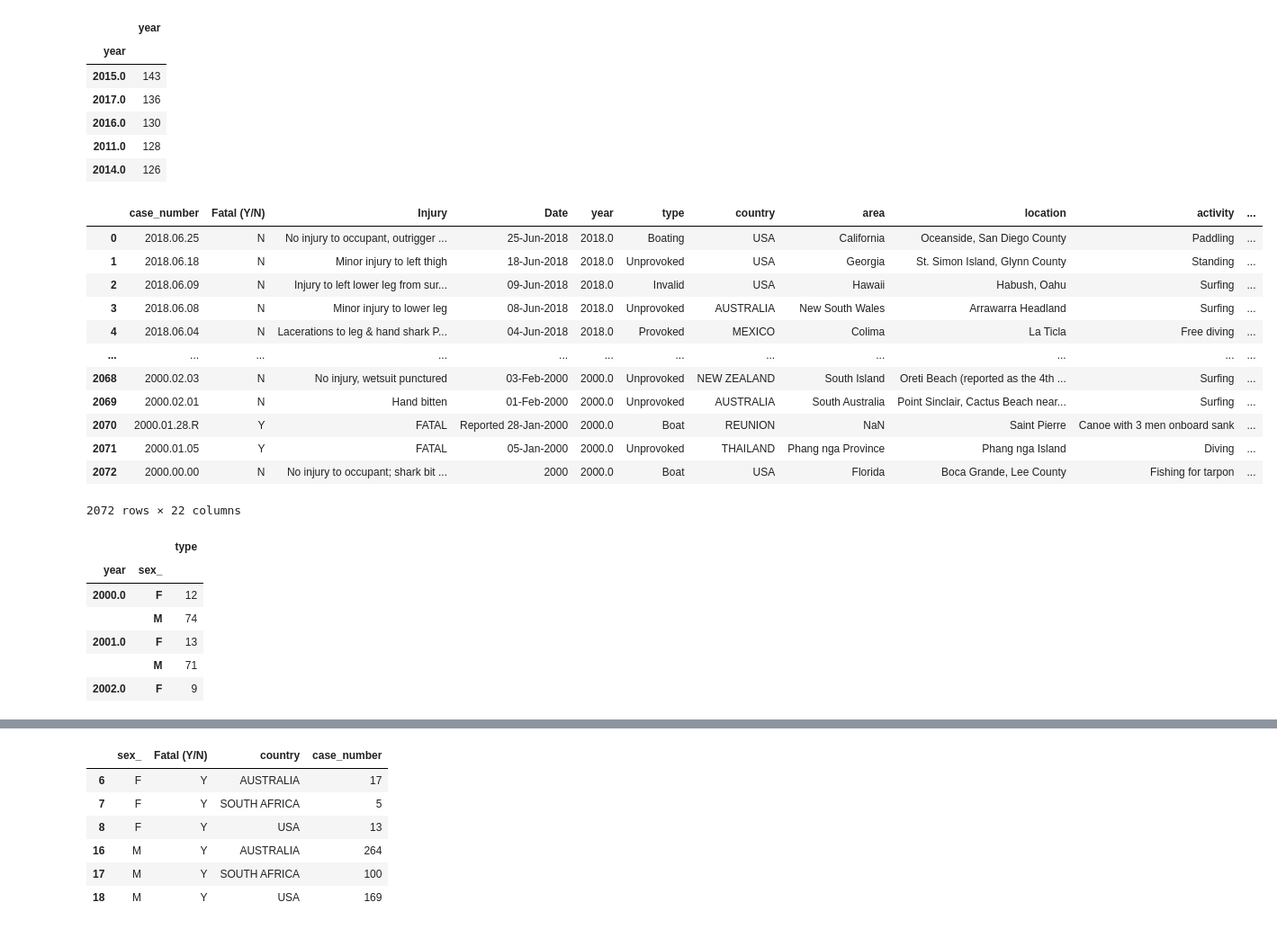
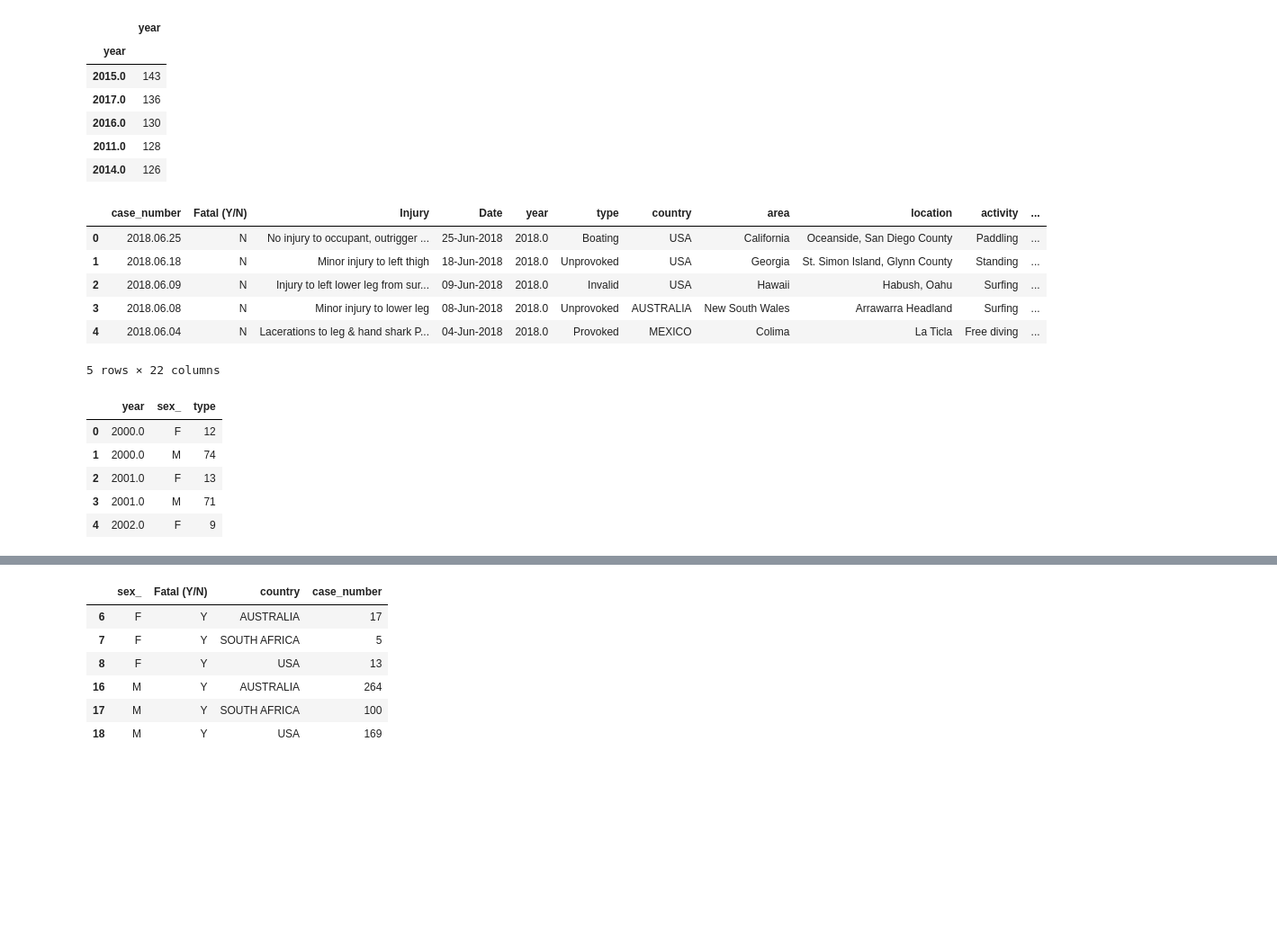
Before and after one commit to Adalab/DA-promo-b-mod-2-sprint-1-Maria-Lucia, a Jupyter notebook: pair-1-pandasVI-groupby.ipynb, the cells around one changed output, grey strips where cells are left out. Shown at 90% size. Drawn from its saved outputs; the diff is of its cells as text; code cells hidden in the pictures; blank space fills up the shorter version.

```diff
--- a/pair-1-pandasVI-groupby.ipynb
+++ b/pair-1-pandasVI-groupby.ipynb
@@ -48,34 +49,27 @@ ataques_ano.head()
 | 2011.0 | 128 |
 | 2014.0 | 126 |
 # %%
-# ¿Cuántos ataques hubo por año y sexo? Devolved un DataFrame solo del año 2000 en adelante.
+# Ejercicio 3. ¿Cuántos ataques hubo por año y sexo? Devolved un DataFrame solo del año 2000 en adelante.
+
 ataque_2000 = df[df["year"] >= 2000]
-ataque_2000
+ataque_2000.head()
 # %% [output]
 |  | case_number | Fatal (Y/N) | Injury | Date | year | type | country | area | location | activity | ... |
 | 0 | 2018.06.25 | N | No injury to occupant, outrigger ... | 25-Jun-2018 | 2018.0 | Boating | USA | California | Oceanside, San Diego County | Paddling | ... |
 | 1 | 2018.06.18 | N | Minor injury to left thigh | 18-Jun-2018 | 2018.0 | Unprovoked | USA | Georgia | St. Simon Island, Glynn County | Standing | ... |
 | 2 | 2018.06.09 | N | Injury to left lower leg from sur... | 09-Jun-2018 | 2018.0 | Invalid | USA | Hawaii | Habush, Oahu | Surfing | ... |
 | 3 | 2018.06.08 | N | Minor injury to lower leg | 08-Jun-2018 | 2018.0 | Unprovoked | AUSTRALIA | New South Wales | Arrawarra Headland | Surfing | ... |
 | 4 | 2018.06.04 | N | Lacerations to leg & hand shark P... | 04-Jun-2018 | 2018.0 | Provoked | MEXICO | Colima | La Ticla | Free diving | ... |
-| ... | ... | ... | ... | ... | ... | ... | ... | ... | ... | ... | ... |
-| 2068 | 2000.02.03 | N | No injury, wetsuit punctured | 03-Feb-2000 | 2000.0 | Unprovoked | NEW ZEALAND | South Island | Oreti Beach (reported as the 4th ... | Surfing | ... |
-| 2069 | 2000.02.01 | N | Hand bitten | 01-Feb-2000 | 2000.0 | Unprovoked | AUSTRALIA | South Australia | Point Sinclair, Cactus Beach near... | Surfing | ... |
-| 2070 | 2000.01.28.R | Y | FATAL | Reported 28-Jan-2000 | 2000.0 | Boat | REUNION | NaN | Saint Pierre | Canoe with 3 men onboard sank | ... |
-| 2071 | 2000.01.05 | Y | FATAL | 05-Jan-2000 | 2000.0 | Unprovoked | THAILAND | Phang nga Province | Phang nga Island | Diving | ... |
-| 2072 | 2000.00.00 | N | No injury to occupant; shark bit ... | 2000 | 2000.0 | Boat | USA | Florida | Boca Grande, Lee County | Fishing for tarpon | ... |
-2072 rows × 22 columns
+5 rows × 22 columns
 # %%
-
-ataques_ano_sex = ataque_2000.groupby(["year","sex_"])['type'].count()
+ataques_ano_sex = ataque_2000.groupby(["year","sex_"])['type'].count().reset_index()
 df_ataques_ano_sex = pd.DataFrame(ataques_ano_sex)
 df_ataques_ano_sex.head()
 # %% [output]
-|  |  | type |
-| year | sex_ |  |
-| 2000.0 | F | 12 |
-|  | M | 74 |
-| 2001.0 | F | 13 |
-|  | M | 71 |
-| 2002.0 | F | 9 |
+|  | year | sex_ | type |
+| 0 | 2000.0 | F | 12 |
+| 1 | 2000.0 | M | 74 |
+| 2 | 2001.0 | F | 13 |
+| 3 | 2001.0 | M | 71 |
+| 4 | 2002.0 | F | 9 |
 # %%
```
Also changed, not shown: parts of 6 cells of this notebook, 5 other files.
